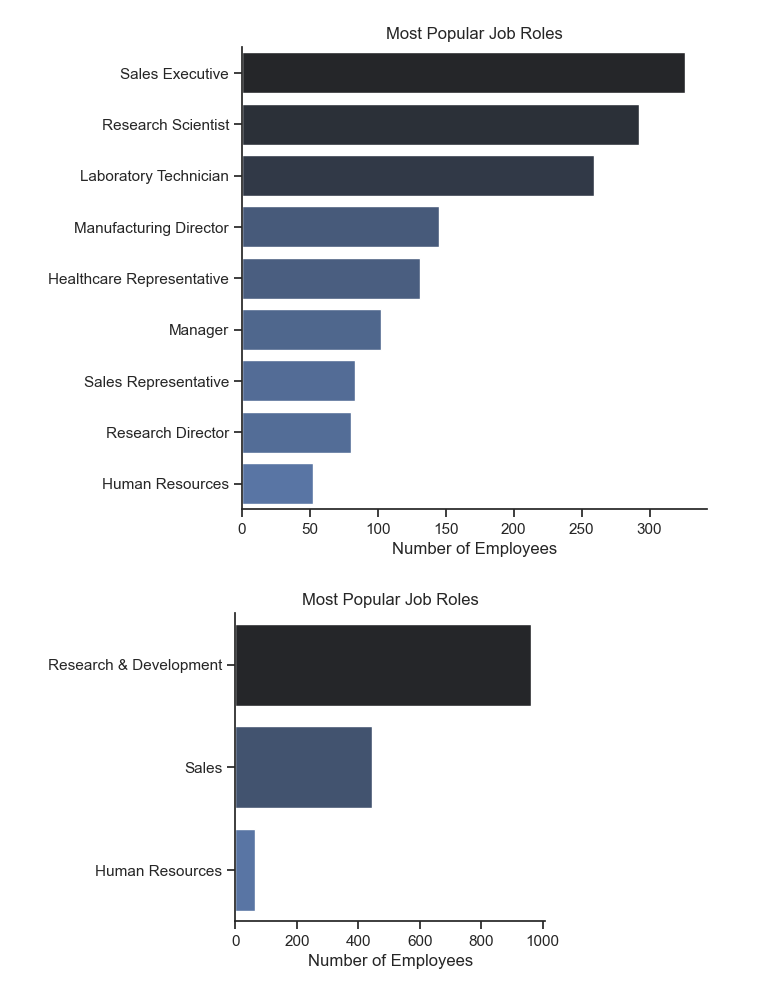
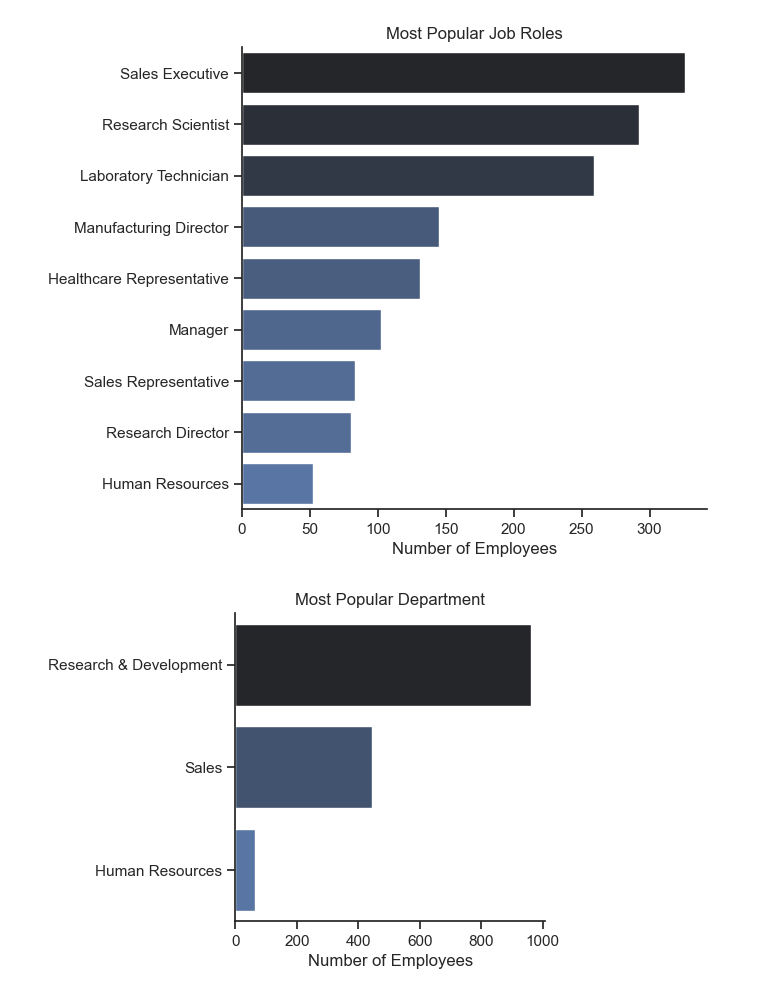
Before and after one commit to matbochenek42/Python-Analysis-of-Employee-Attrition-and-Performance, a Jupyter notebook: 2_Exploratory_Data_Analysis.ipynb, the cells around one changed output. Drawn from its saved outputs; the diff is of its cells as text; code cells hidden in the pictures.

```diff
--- a/2_Exploratory_Data_Analysis.ipynb
+++ b/2_Exploratory_Data_Analysis.ipynb
@@ -125,16 +125,16 @@ plt.show()
 # %%
 department = df["Department"].value_counts().to_frame()
 
 plt.figure(figsize=(4, 4))
 
 sns.set_theme(style="ticks")
 
 sns.barplot(data=department, x="count", y="Department", hue="count", palette="dark:b_r", legend=False)
 
 sns.despine()
-plt.title("Most Popular Job Roles")
+plt.title("Most Popular Department")
 plt.xlabel("Number of Employees")
 plt.ylabel("")
 plt.show()
 # %% [output]
-[figure, old version]
+[figure, new version]
```
Also changed, not shown: parts of 2 cells of this notebook, 5 other files.
